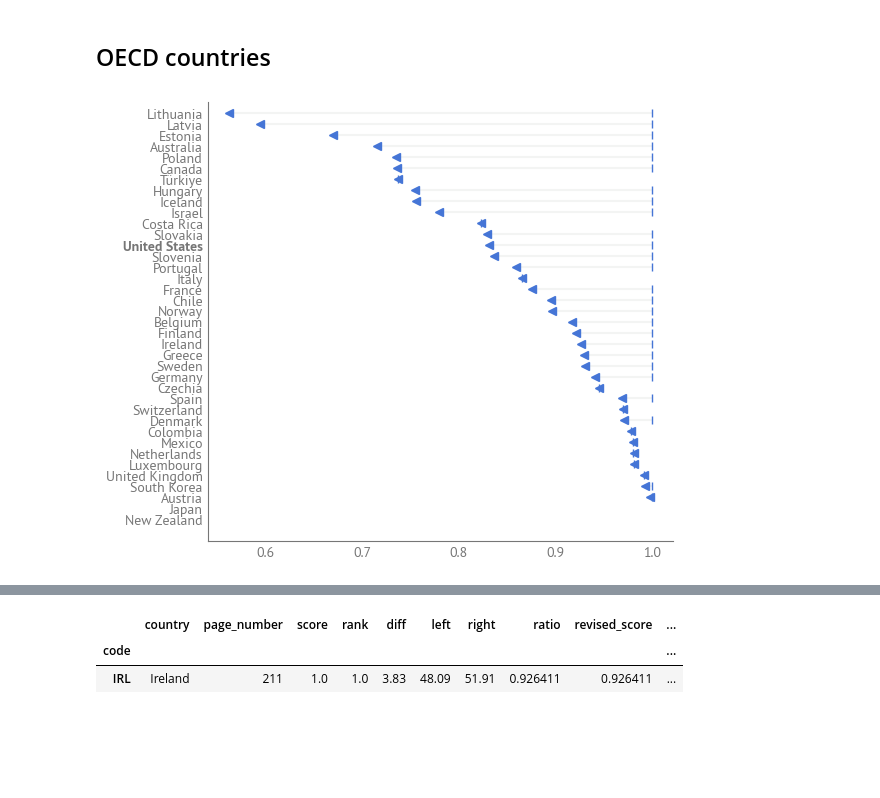
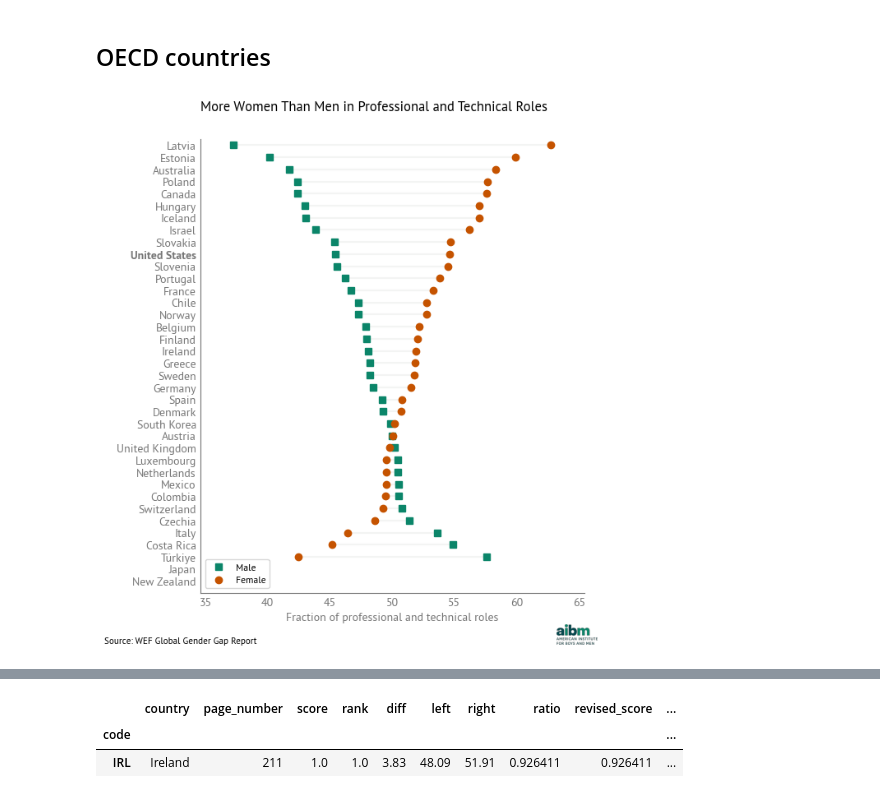
Before and after one commit to AllenDowney/EqualityWEF, a Jupyter notebook: professional_technical.ipynb, the cells around one changed output, grey strips where cells are left out. Drawn from its saved outputs; the diff is of its cells as text; code cells hidden in the pictures; blank space fills up the shorter version.

```diff
--- a/professional_technical.ipynb
+++ b/professional_technical.ipynb
@@ -217,7 +218,12 @@ make_weight_table(table, 'professional')
 from utils import oecd_codes
 
 df_oecd = df.loc[oecd_codes].sort_values(by='revised_score')
-# %%
-plot_revised_scores(df_oecd)
-# %% [output]
-[figure, removed]
+# %%
+from utils import plot_percentages
+
+plot_percentages(df_oecd)
+plt.xlabel('Fraction of professional and technical roles')
+add_title("More Women Than Men in Professional and Technical Roles",
+          " ", y=1.01)
+# %% [output]
+[figure, added]
```
Also changed, not shown: parts of 2 cells of this notebook, 14 other files.
